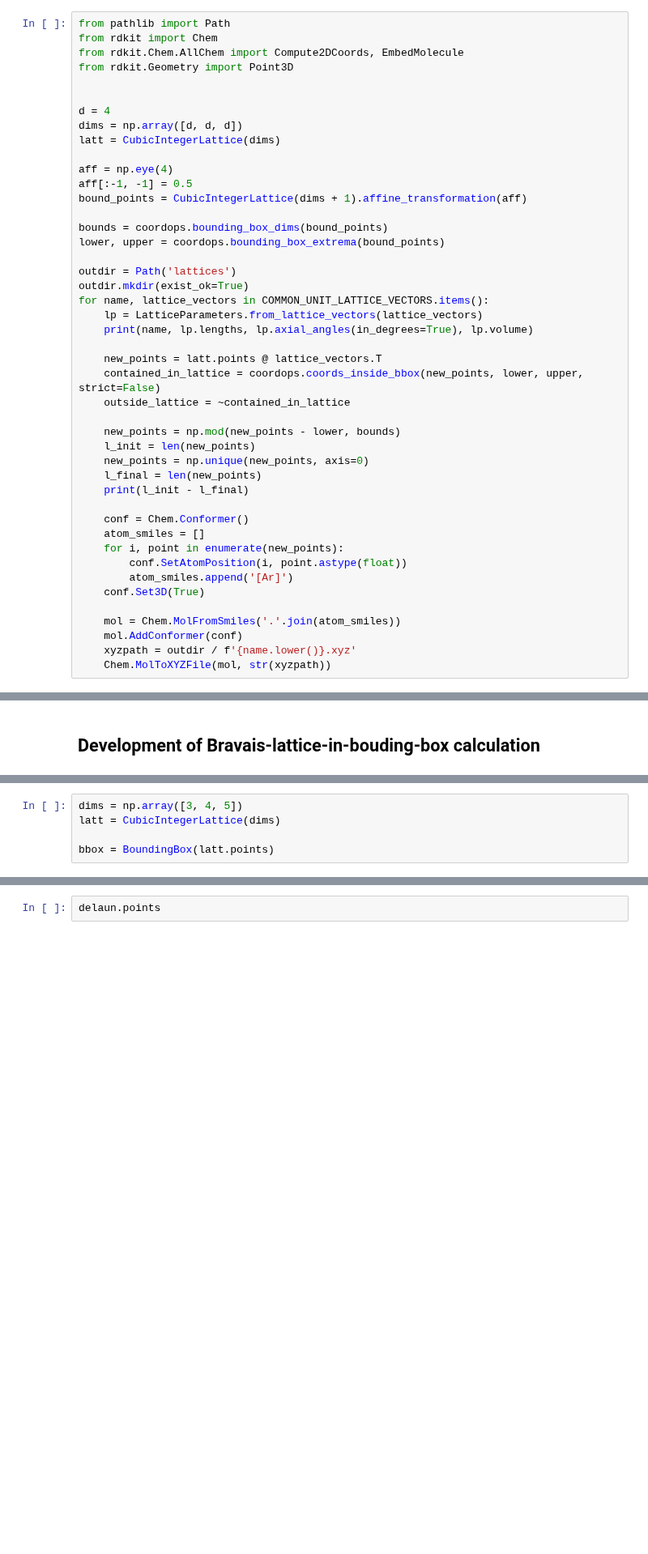
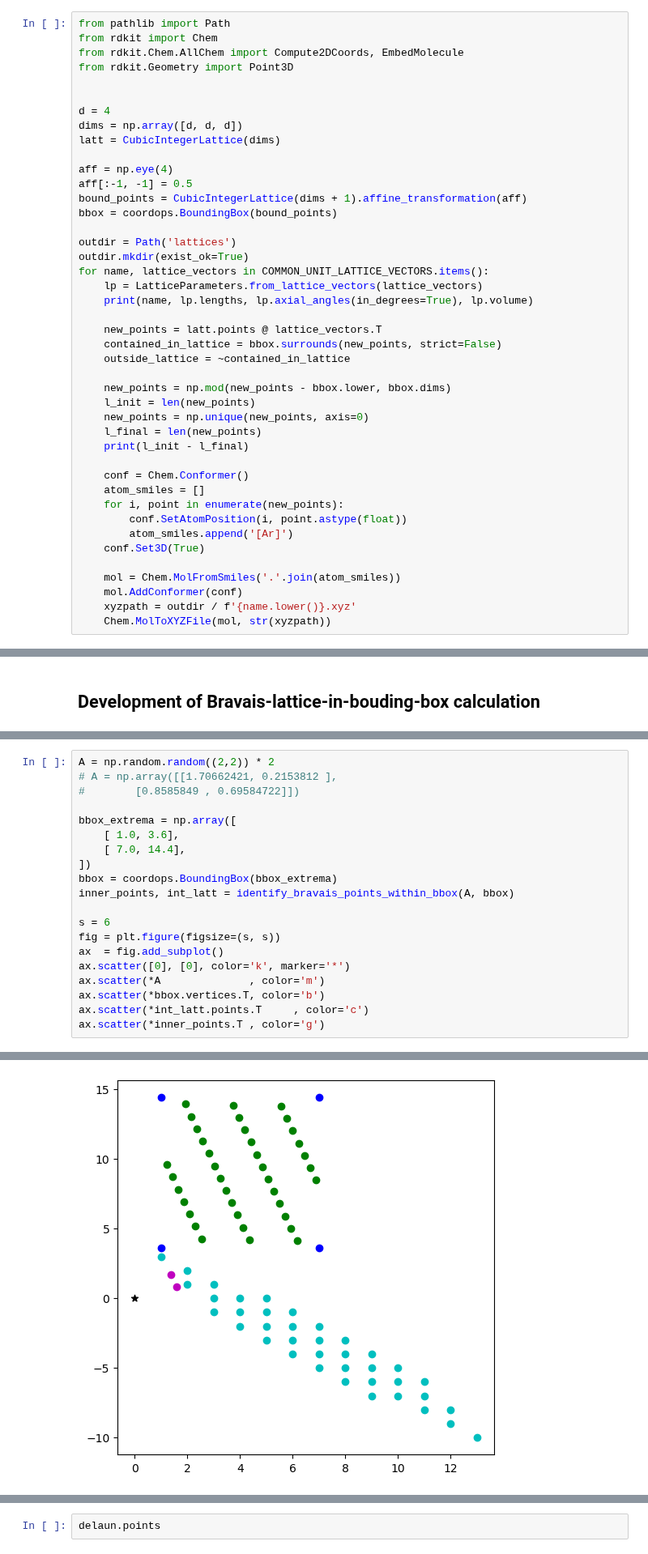
Before and after one commit to timbernat/NREL_polymers, a Jupyter notebook: coordgen.ipynb, the cells around one changed output, grey strips where cells are left out. Shown at 81% size. Drawn from its saved outputs; the diff is of its cells as text; blank space fills up the shorter version.

Commit message:
Development of unified class for coordinate vectors

```diff
--- a/coordgen.ipynb
+++ b/coordgen.ipynb
@@ -47,9 +47,7 @@ latt = CubicIntegerLattice(dims)
 aff = np.eye(4)
 aff[:-1, -1] = 0.5
 bound_points = CubicIntegerLattice(dims + 1).affine_transformation(aff)
-
-bounds = coordops.bounding_box_dims(bound_points)
-lower, upper = coordops.bounding_box_extrema(bound_points)
+bbox = coordops.BoundingBox(bound_points)
 
 outdir = Path('lattices')
 outdir.mkdir(exist_ok=True)
@@ -58,10 +56,10 @@ for name, lattice_vectors in COMMON_UNIT_LATTICE_VECTORS.items():
     print(name, lp.lengths, lp.axial_angles(in_degrees=True), lp.volume)
 
     new_points = latt.points @ lattice_vectors.T
-    contained_in_lattice = coordops.coords_inside_bbox(new_points, lower, upper, strict=False)
+    contained_in_lattice = bbox.surrounds(new_points, strict=False)
     outside_lattice = ~contained_in_lattice
 
-    new_points = np.mod(new_points - lower, bounds)
+    new_points = np.mod(new_points - bbox.lower, bbox.dims)
     l_init = len(new_points)
     new_points = np.unique(new_points, axis=0)
     l_final = len(new_points)
@@ -137,5 +205,0 @@ class BoundingBox:
-# %%
-dims = np.array([3, 4, 5])
-latt = CubicIntegerLattice(dims)
-
-bbox = BoundingBox(latt.points)
@@ -184,0 +241,21 @@ array([2, 3, 4])
+# %%
+A = np.random.random((2,2)) * 2
+# A = np.array([[1.70662421, 0.2153812 ],
+#        [0.8585849 , 0.69584722]])
+
+bbox_extrema = np.array([
+    [ 1.0, 3.6],
+    [ 7.0, 14.4],
+])
+bbox = coordops.BoundingBox(bbox_extrema)
+inner_points, int_latt = identify_bravais_points_within_bbox(A, bbox)
+
+s = 6
+fig = plt.figure(figsize=(s, s))
+ax  = fig.add_subplot()
+ax.scatter([0], [0], color='k', marker='*')
+ax.scatter(*A              , color='m')
+ax.scatter(*bbox.vertices.T, color='b')
+ax.scatter(*int_latt.points.T     , color='c')
+ax.scatter(*inner_points.T , color='g')
+# %% [output]
@@ -185 +263,2 @@ array([2, 3, 4])
+[figure, added]
 # %%
```
Also changed, not shown: parts of 11 cells of this notebook.
